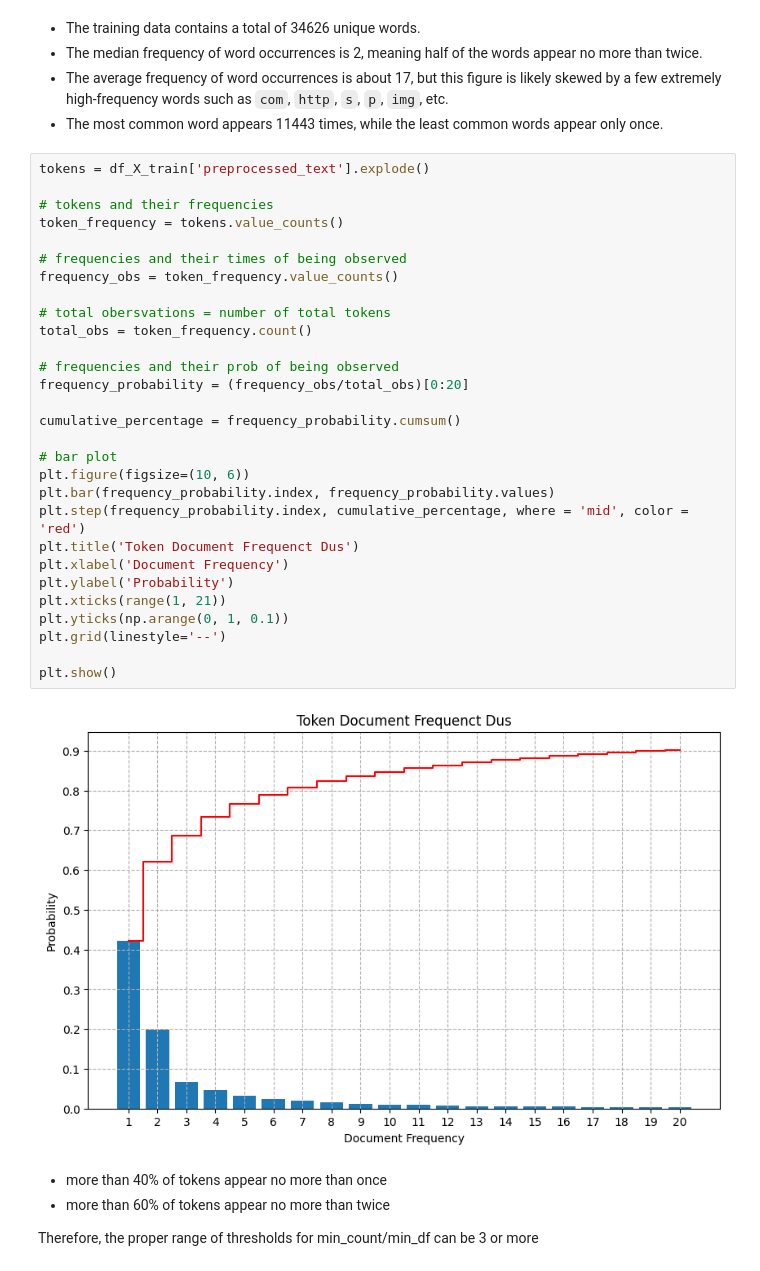
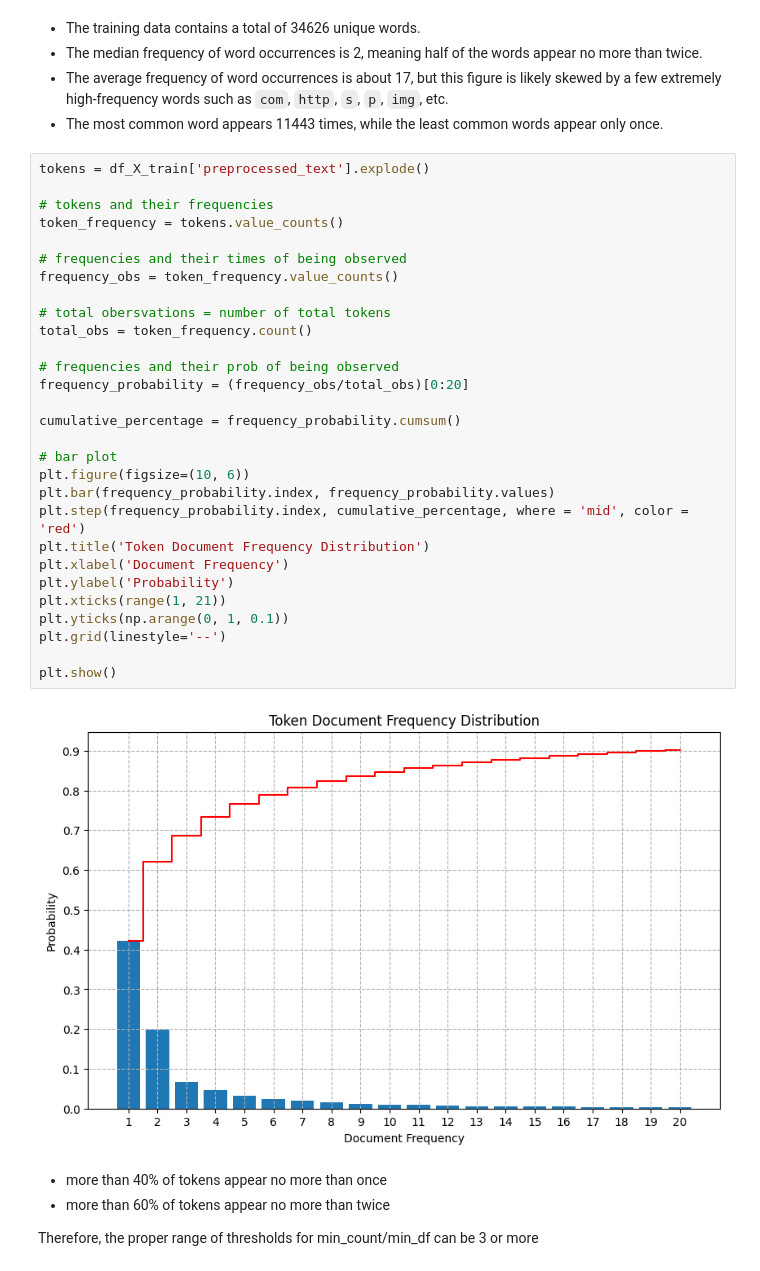
Before and after one commit to olaf-ys/NLP---News-Topic-Identification, a Jupyter notebook: ba820_project_AG_news_Yuanshan.ipynb, the cells around one changed output. Saved outputs shown, nothing was run; the diff lists cells and outputs as text.

```diff
--- a/ba820_project_AG_news_Yuanshan.ipynb
+++ b/ba820_project_AG_news_Yuanshan.ipynb
@@ -198,34 +198,34 @@ Name: preprocessed_text, dtype: float64
 # %%
 tokens = df_X_train['preprocessed_text'].explode()
 
 # tokens and their frequencies
 token_frequency = tokens.value_counts()
 
 # frequencies and their times of being observed
 frequency_obs = token_frequency.value_counts()
 
 # total obersvations = number of total tokens
 total_obs = token_frequency.count()
 
 # frequencies and their prob of being observed
 frequency_probability = (frequency_obs/total_obs)[0:20]
 
 cumulative_percentage = frequency_probability.cumsum()
 
 # bar plot
 plt.figure(figsize=(10, 6))
 plt.bar(frequency_probability.index, frequency_probability.values)
 plt.step(frequency_probability.index, cumulative_percentage, where = 'mid', color = 'red')
-plt.title('Token Document Frequenct Dus')
+plt.title('Token Document Frequency Distribution')
 plt.xlabel('Document Frequency')
 plt.ylabel('Probability')
 plt.xticks(range(1, 21))
 plt.yticks(np.arange(0, 1, 0.1))
 plt.grid(linestyle='--')
 
 plt.show()
 # %% [output]
-[figure, old version]
+[figure, new version]
 # %% [markdown]
 - more than 40% of tokens appear no more than once
 - more than 60% of tokens appear no more than twice
```
Also changed, not shown: parts of 1 cell of this notebook.
